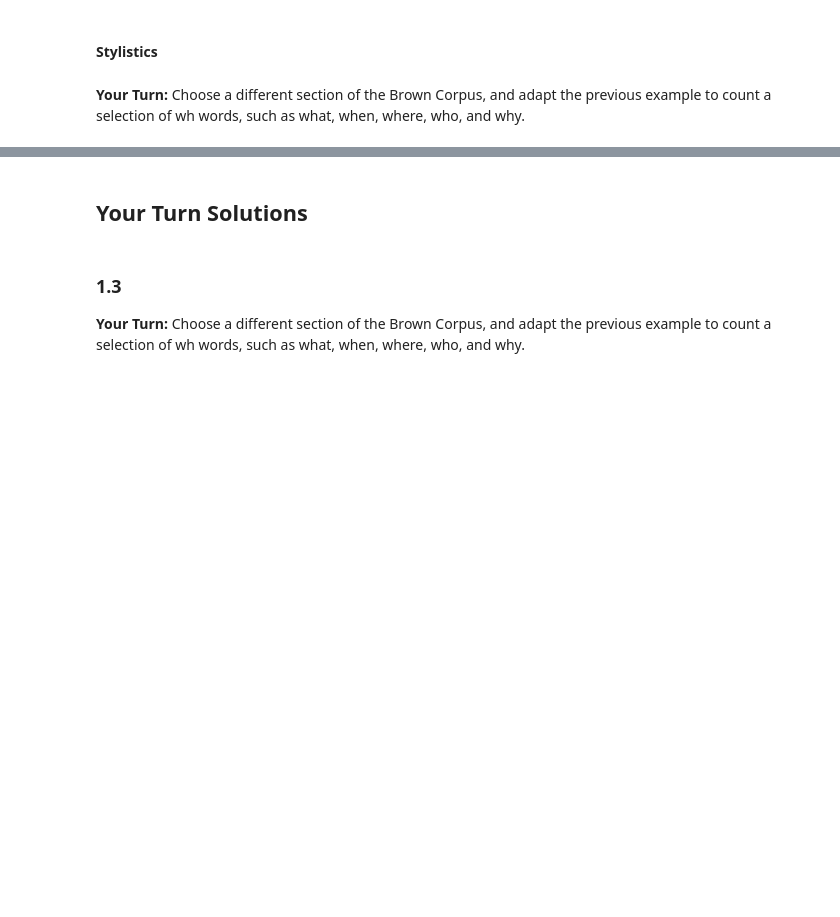
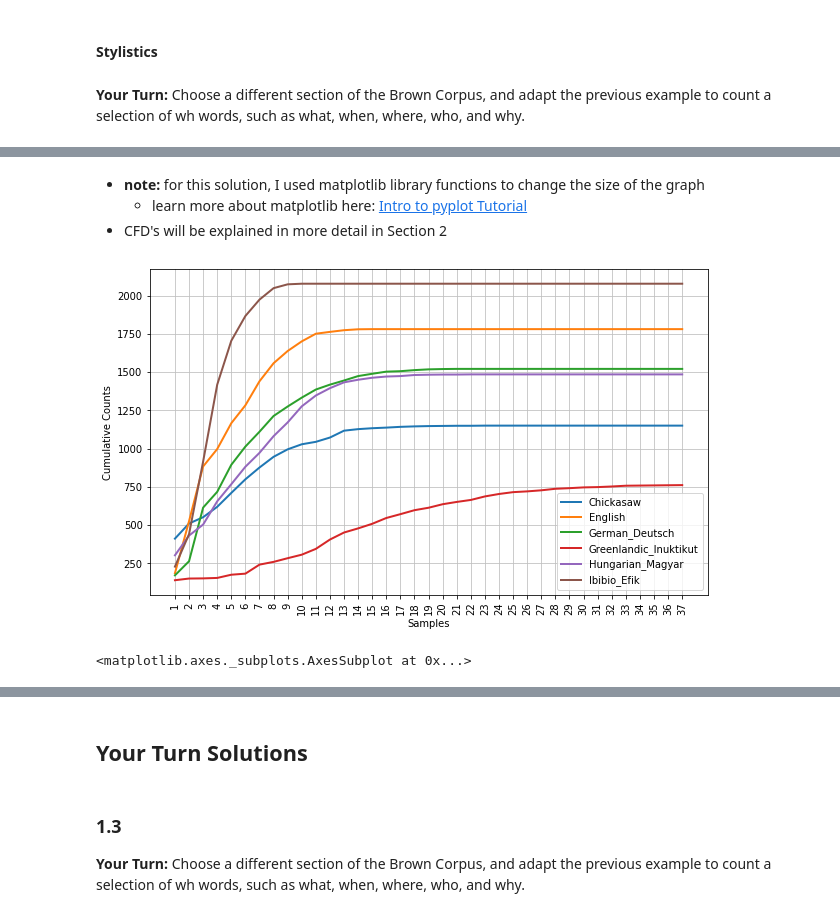
Before and after one commit to BetoBob/NLTK-Book-Resource, a Jupyter notebook: 02/2 - Notes.ipynb, the cells around one changed output, grey strips where cells are left out. Cells and saved outputs as stored; diff of their text form; code cells hidden in the pictures; blank space fills up the shorter version.

```diff
--- a/02/2 - Notes.ipynb
+++ b/02/2 - Notes.ipynb
@@ -110,0 +161,20 @@ science_fiction    16    49     4    12     8    16
+# %% [markdown]
+* **note:** for this solution, I used matplotlib library functions to change the size of the graph
+    * learn more about matplotlib here: [Intro to pyplot Tutorial](https://matplotlib.org/3.3.1/tutorials/introductory/pyplot.html#sphx-glr-tutorials-introductory-pyplot-py)
+* CFD's will be explained in more detail in Section 2
+# %%
+import matplotlib.pyplot as plt
+from nltk.corpus import udhr
+
+languages = ['Chickasaw', 'English', 'German_Deutsch', 'Greenlandic_Inuktikut', 'Hungarian_Magyar', 'Ibibio_Efik']
+cfd = nltk.ConditionalFreqDist(
+    (lang, len(word))
+    for lang in languages
+    for word in udhr.words(lang + '-Latin1'))
+
+plt.figure(figsize=(10, 6))
+
+cfd.plot(cumulative=True)
+# %% [output]
+[figure, added]
+<matplotlib.axes._subplots.AxesSubplot at 0x...>
```
Also changed, not shown: parts of 37 cells of this notebook, 2 other files.
